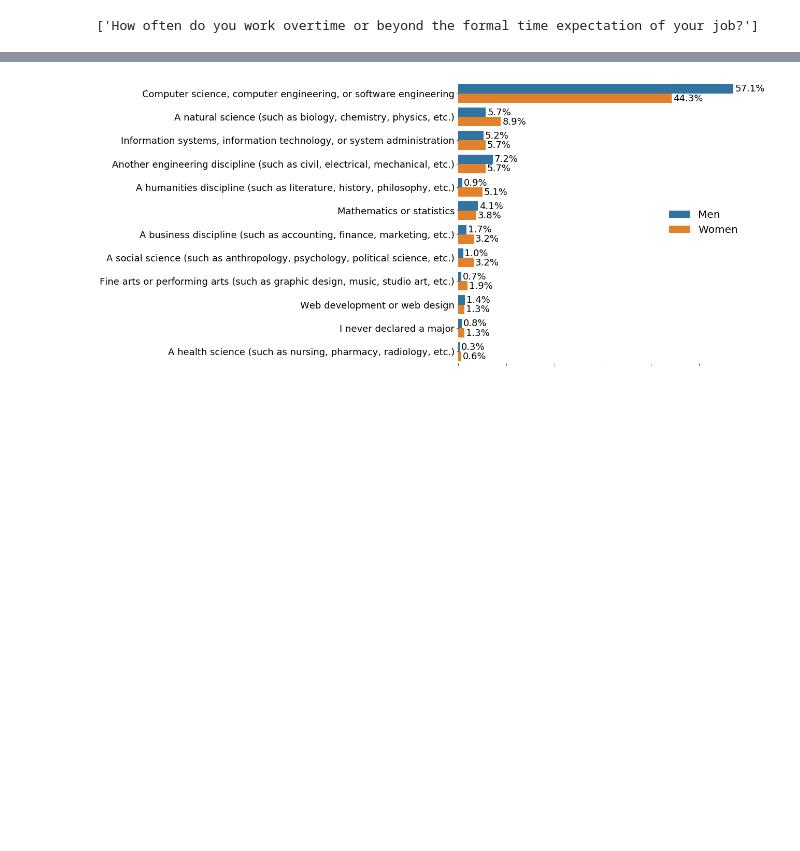
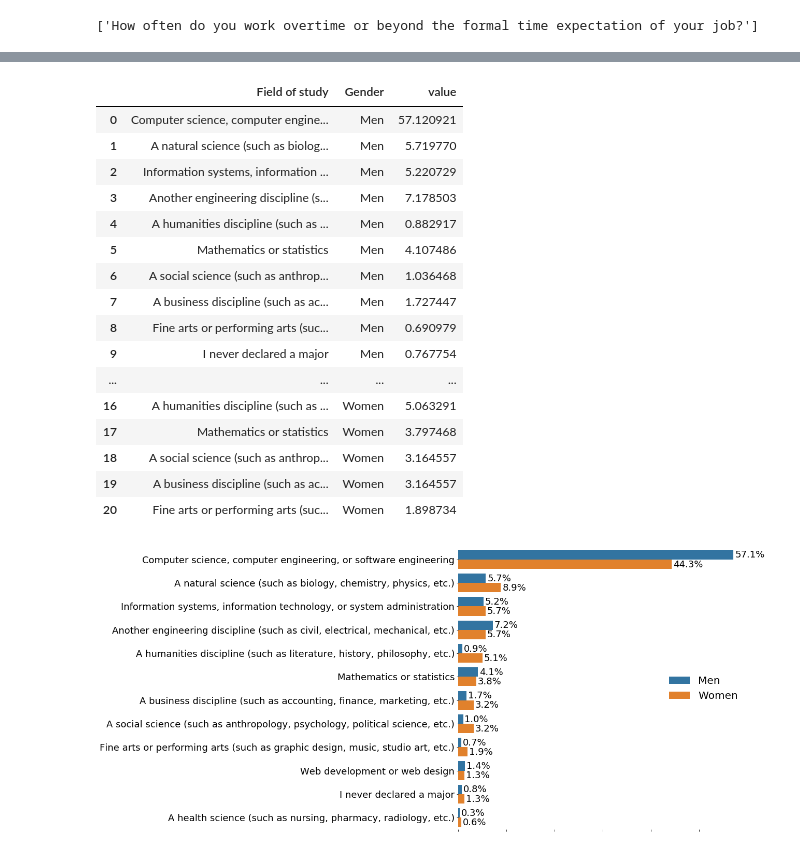
Before and after one commit to iris-theof/developers_survey, a Jupyter notebook: developers_insights.ipynb, the cells around one changed output, grey strips where cells are left out. Drawn from its saved outputs; the diff is of its cells as text; code cells hidden in the pictures; blank space fills up the shorter version.

```diff
--- a/developers_insights.ipynb
+++ b/developers_insights.ipynb
@@ -157,5 +203,24 @@ First we retrieve separately the answers from womena and men in our dataset df_n
 # %%
 df_field_of_study = create_percentage(df_new, 'UndergradMajor', 'Field of study', True)
+df_field_of_study.head(21)
+# %% [output]
+|  | Field of study | Gender | value |
+| 0 | Computer science, computer engine... | Men | 57.120921 |
+| 1 | A natural science (such as biolog... | Men | 5.719770 |
+| 2 | Information systems, information ... | Men | 5.220729 |
+| 3 | Another engineering discipline (s... | Men | 7.178503 |
+| 4 | A humanities discipline (such as ... | Men | 0.882917 |
+| 5 | Mathematics or statistics | Men | 4.107486 |
+| 6 | A social science (such as anthrop... | Men | 1.036468 |
+| 7 | A business discipline (such as ac... | Men | 1.727447 |
+| 8 | Fine arts or performing arts (suc... | Men | 0.690979 |
+| 9 | I never declared a major | Men | 0.767754 |
+| ... | ... | ... | ... |
+| 16 | A humanities discipline (such as ... | Women | 5.063291 |
+| 17 | Mathematics or statistics | Women | 3.797468 |
+| 18 | A social science (such as anthrop... | Women | 3.164557 |
+| 19 | A business discipline (such as ac... | Women | 3.164557 |
+| 20 | Fine arts or performing arts (suc... | Women | 1.898734 |
 # %%
 plot("Field of study", df_field_of_study)
 # %% [output]
```
Also changed, not shown: parts of 31 cells of this notebook.
